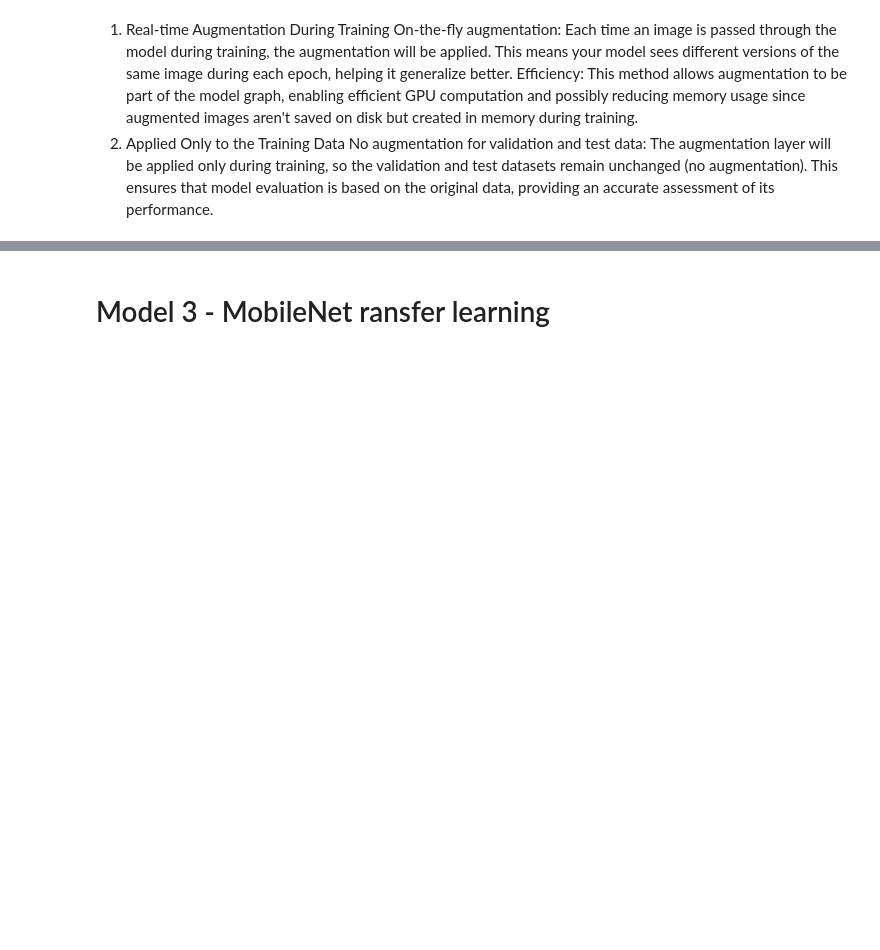
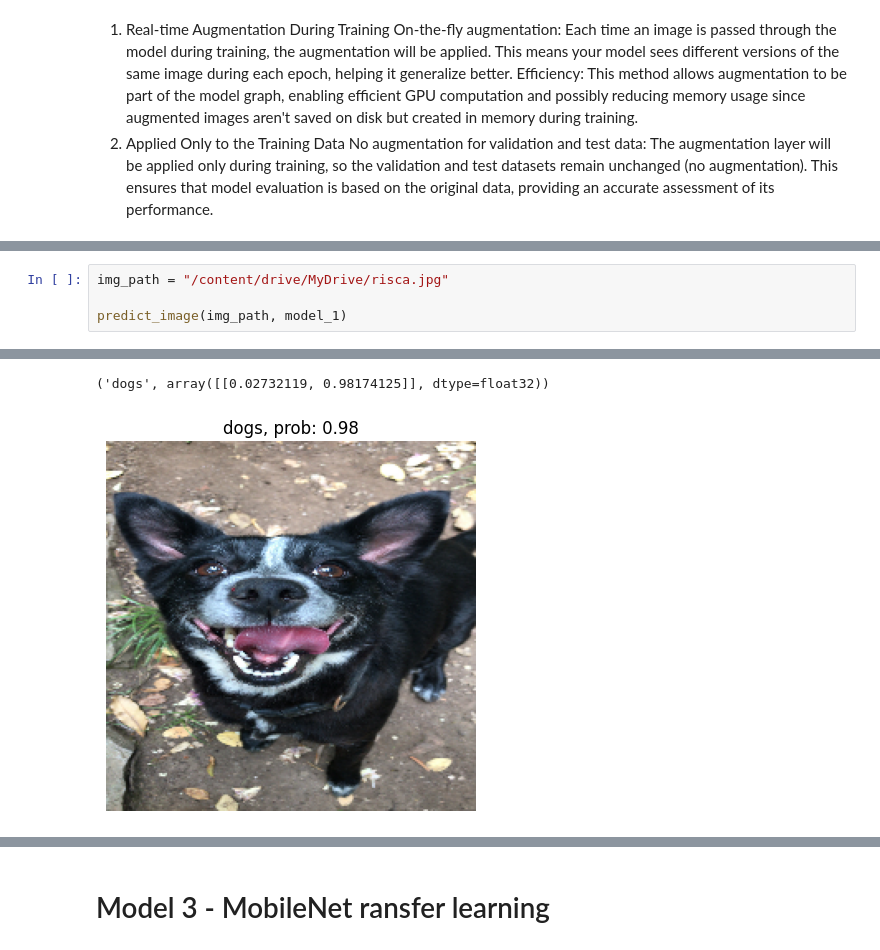
Before and after one commit to rodrigobivarazevedo/machine_learning, a Jupyter notebook: cnn_google_colab.ipynb, the cells around one changed output, grey strips where cells are left out. Saved outputs shown, nothing was run; the diff lists cells and outputs as text; blank space fills up the shorter version.

```diff
--- a/cnn_google_colab.ipynb
+++ b/cnn_google_colab.ipynb
@@ -384,0 +555,5 @@ Downloading data from https://storage.googleapis.com/keras-applications/efficien
+# %%
+img_path = "/content/drive/MyDrive/risca.jpg"
+
+predict_image(img_path, model_1)
+# %% [output]
@@ -384,0 +562,2 @@ Downloading data from https://storage.googleapis.com/keras-applications/efficien
+('dogs', array([[0.02732119, 0.98174125]], dtype=float32))
+[figure, added]
```
Also changed, not shown: parts of 39 cells of this notebook.
